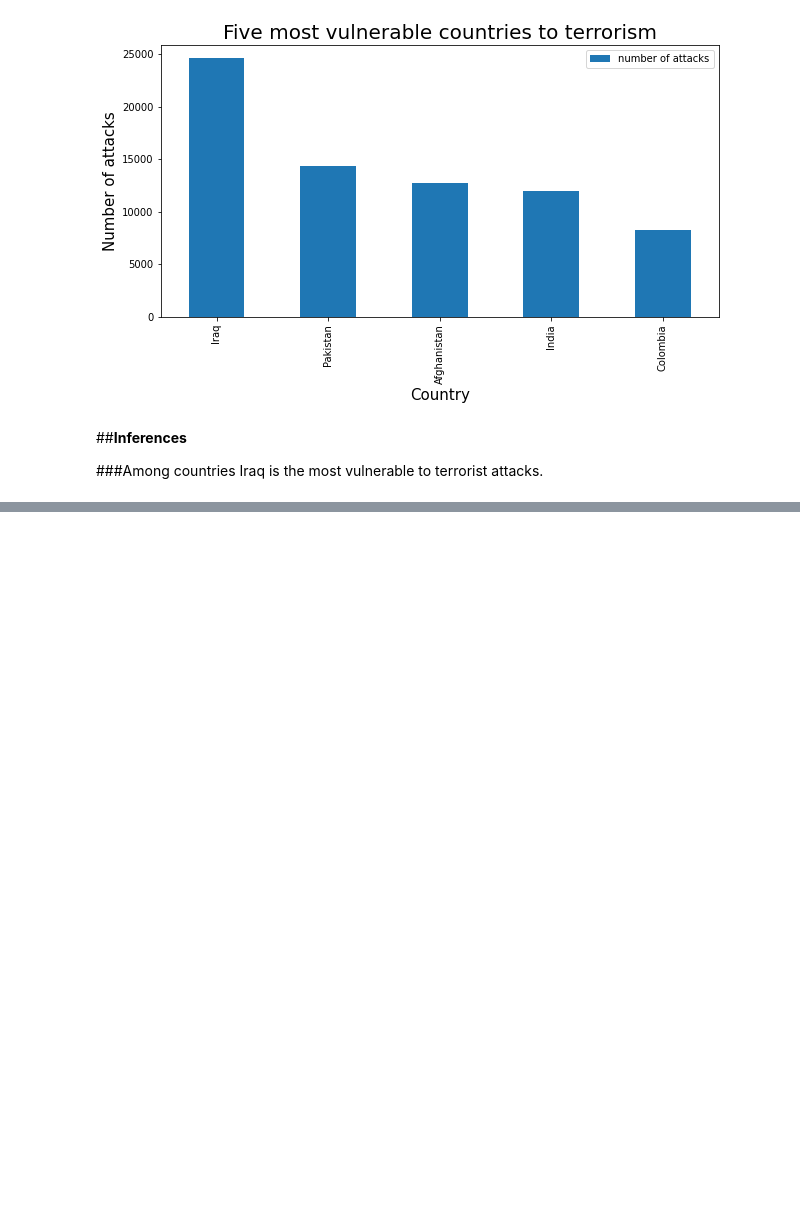
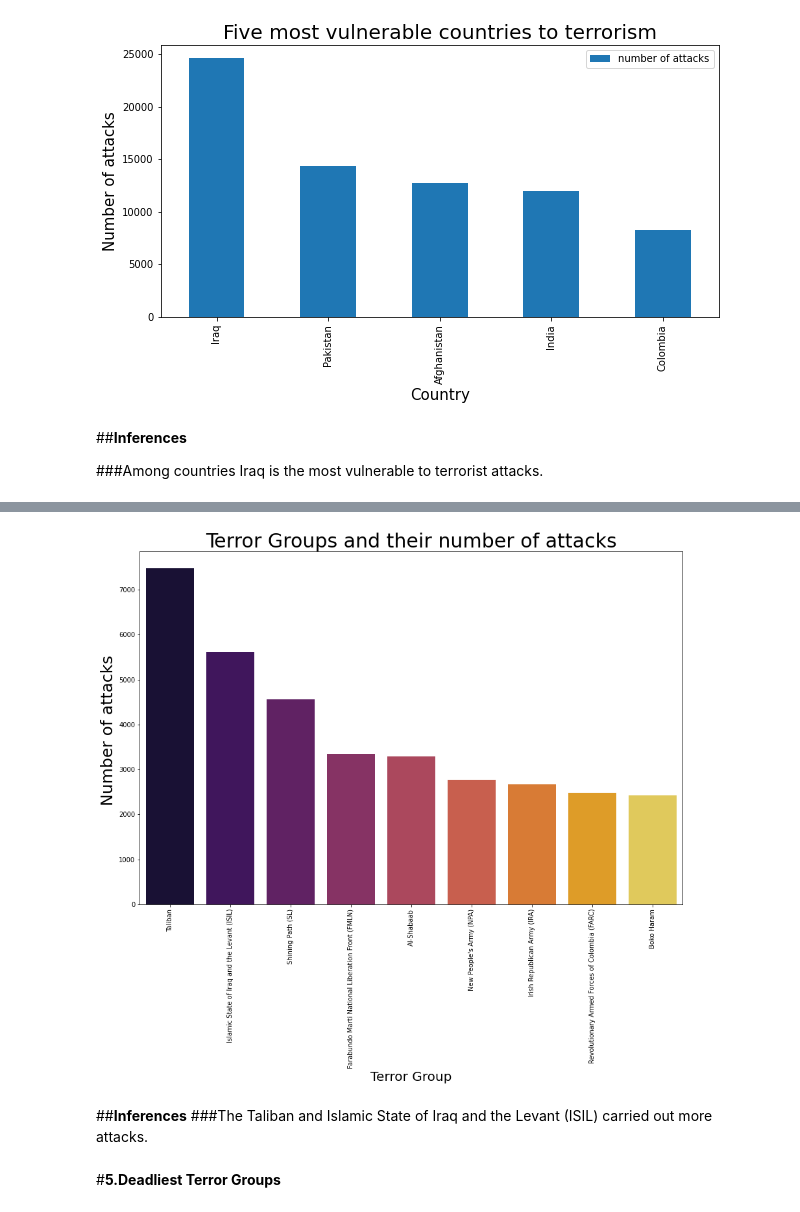
Before and after one commit to nivyathiruvoth/Global-Terrorism-Analysis, a Jupyter notebook: EDA_Global_Terrorism_Analysis.ipynb, the cells around one changed output, grey strips where cells are left out. Saved outputs shown, nothing was run; the diff lists cells and outputs as text; code cells hidden in the pictures; blank space fills up the shorter version.

```diff
--- a/EDA_Global_Terrorism_Analysis.ipynb
+++ b/EDA_Global_Terrorism_Analysis.ipynb
@@ -267,0 +351,3 @@ plt.show()
+# %%
+df=new_gtd.groupby("gname").agg({'gname':'count'}).rename(columns={"gname":"num_of_attacks"}).reset_index()
+df.head()
@@ -267,0 +361,2 @@ plt.show()
+# %%
+df.sort_values(by='num_of_attacks',ascending=False,inplace=True)
@@ -267,0 +372,14 @@ plt.show()
+# %%
+plt.rcParams["figure.figsize"]=(15,10)
+sns.barplot(data = df[1:10], x = 'gname', y = 'num_of_attacks', palette ='inferno').tick_params(axis='x', rotation=90)
+plt.title('Terror Groups and their number of attacks', fontsize = 30)
+plt.xlabel('Terror Group', fontsize = 20)
+plt.ylabel('Number of attacks ', fontsize = 25)
+plt.show()
+# %% [output]
+[figure, added]
+# %% [markdown]
+##**Inferences**
+###The Taliban and Islamic State of Iraq and the Levant (ISIL) carried out more attacks.
+# %% [markdown]
+#**5.Deadliest Terror Groups**
```
Also changed, not shown: parts of 22 cells of this notebook.
